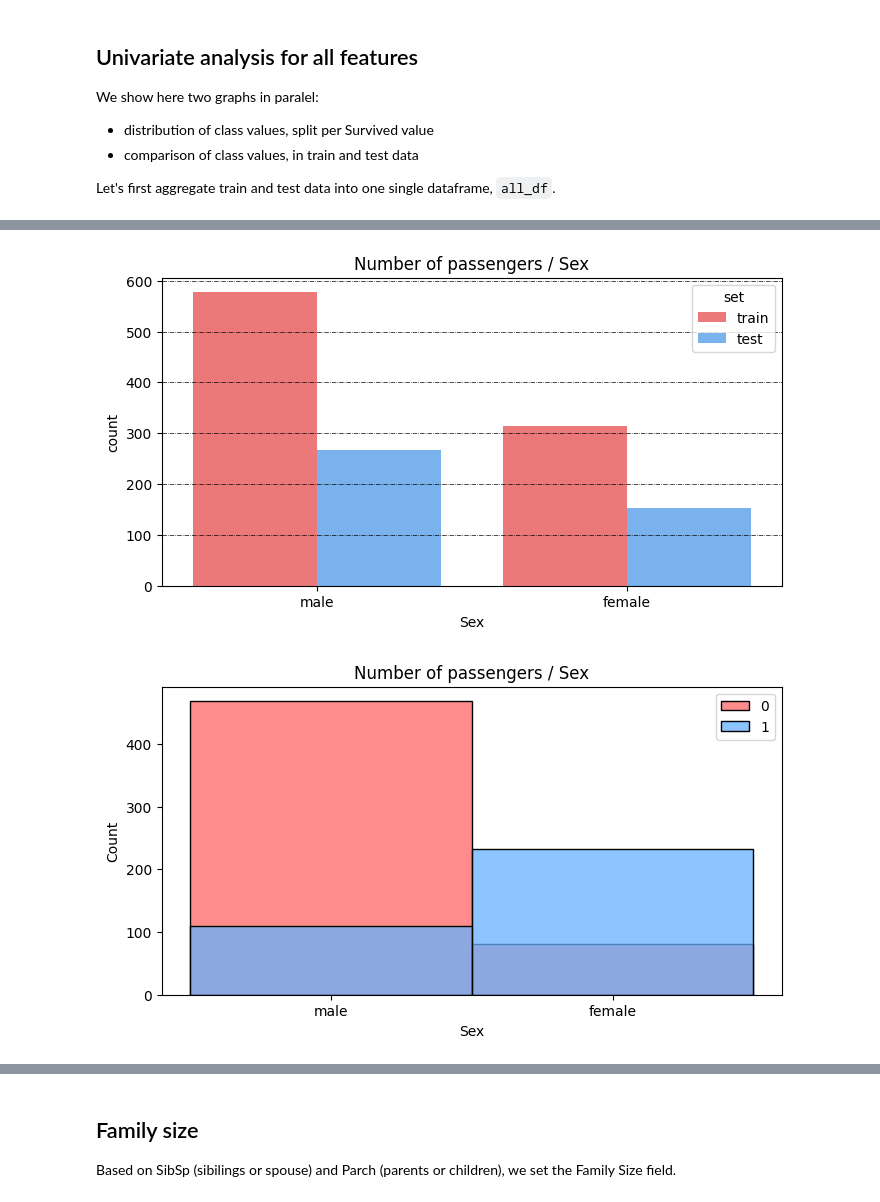
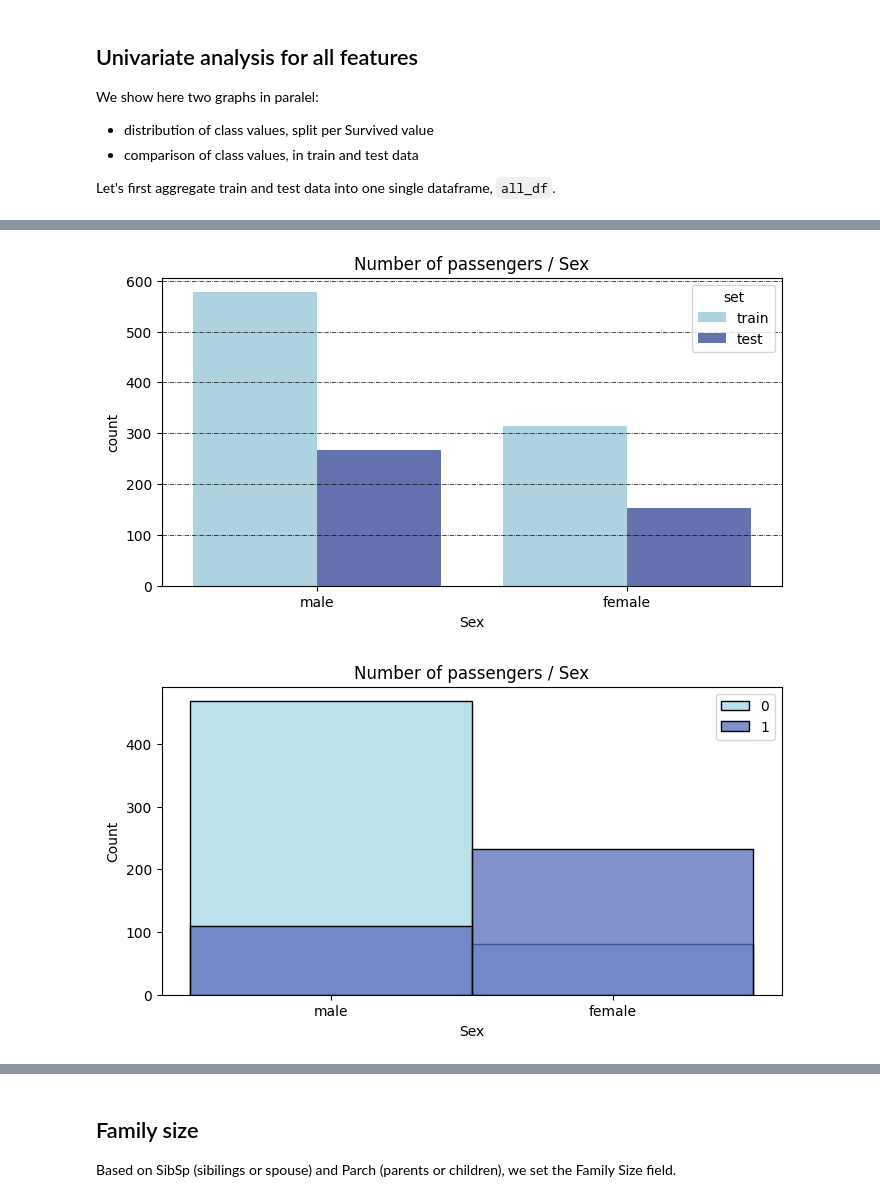
Before and after one commit to Farmer122/titanic_problem_set, a Jupyter notebook: Titanic Data Journey.ipynb, the cells around one changed output, grey strips where cells are left out. Cells and saved outputs as stored; diff of their text form; code cells hidden in the pictures.

Commit message:
Final Updated Notebook with Plots

```diff
--- a/Titanic Data Journey.ipynb
+++ b/Titanic Data Journey.ipynb
@@ -216,24 +216,24 @@ all_df.head()
 | 4 | 5 | 0.0 | 3 | Allen, Mr. William Henry | male | 35.0 | 0 | 0 | 373450 | 8.0500 | ... |
 # %%
 # Plot count pairs "Sex"
-color_list = ["#FF6666", "#66B2FF", "#99FF99", "#FFCC99"]  # Updated colors for better distinction
 f, ax = plt.subplots(1, 1, figsize=(8, 4))
-sns.countplot(x="Sex", data=all_df, hue="set", palette=color_list)
+sns.countplot(x="Sex", data=all_df, hue="set", palette= color_list)
 plt.grid(color="black", linestyle="-.", linewidth=0.5, axis="y", which="major")
 ax.set_title("Number of passengers / Sex")
 plt.show()
 # %% [output]
-[figure, old version]
+[figure, new version]
 # %%
-# Plot distribution pairs for "Sex" and hue as "Survived"
+# Plot distribution pairs for "Sex" with hue as "Survived"
+color_list = ["#A5D7E8", "#576CBC", "#19376D", "#0b2447"]
 f, ax = plt.subplots(1, 1, figsize=(8, 4))
 for i, h in enumerate(train_df["Survived"].unique()):
     g = sns.histplot(train_df.loc[train_df["Survived"]==h, "Sex"],
                                   color=color_list[i],
                                   ax=ax,
                                   label=h)
 ax.set_title("Number of passengers / Sex")
 g.legend()
 plt.show()
 # %% [output]
-[figure, old version]
+[figure, new version]
```
Also changed, not shown: parts of 13 cells of this notebook.
